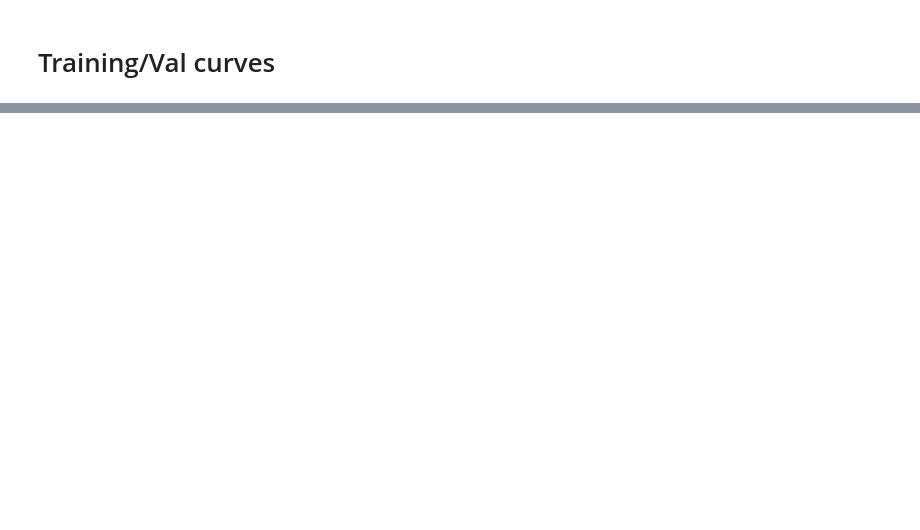
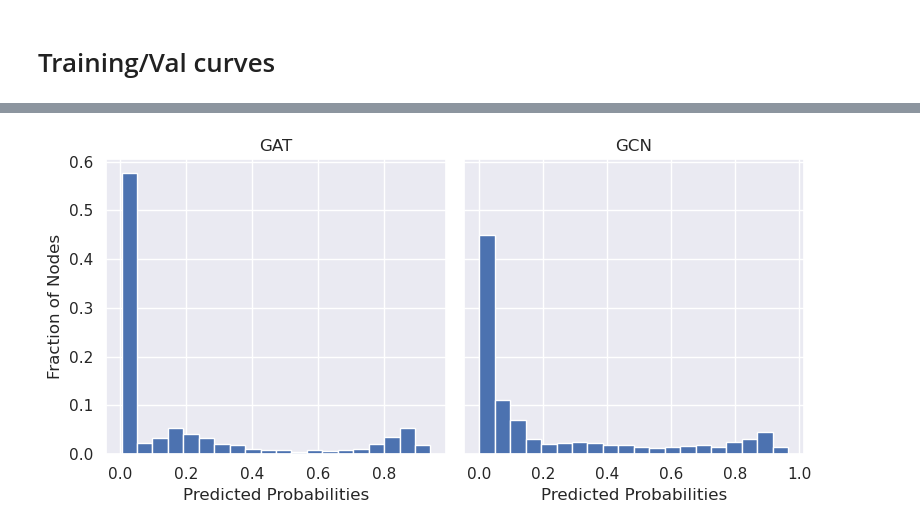
Before and after one commit to aarongarrison/coordination_prediction, a Jupyter notebook: visualization.ipynb, the cells around one changed output, grey strips where cells are left out. Saved outputs shown, nothing was run; the diff lists cells and outputs as text; code cells hidden in the pictures; blank space fills up the shorter version.

```diff
--- a/visualization.ipynb
+++ b/visualization.ipynb
@@ -471,0 +602,22 @@ plt.show()
+# %%
+batch = next(iter(test_loader))
+out_probs_gat = predict(gat, batch, device)
+out_probs_gcn = predict(gcn, batch, device)
+
+probs_gat = out_probs_gat.detach().cpu().numpy()
+probs_gcn = out_probs_gcn.detach().cpu().numpy()
+
+fig, axs = plt.subplots(1,2, figsize=(8,4), sharey=True)
+axs[0].hist(probs_gat, 20, weights=np.ones(len(probs_gat))/len(probs_gat))
+axs[0].set_title('GAT')
+axs[1].set_title('GCN')
+axs[1].hist(probs_gcn, 20, weights=np.ones(len(probs_gcn))/len(probs_gcn))
+axs[1].set_xlabel('Predicted Probabilities')
+axs[0].set_xlabel('Predicted Probabilities')
+axs[0].set_ylabel('Fraction of Nodes')
+
+plt.tight_layout()
+# plt.savefig('figures/prob_distribution.pdf')
+plt.show()
+# %% [output]
+[figure, added]
```
Also changed, not shown: parts of 10 cells of this notebook.
